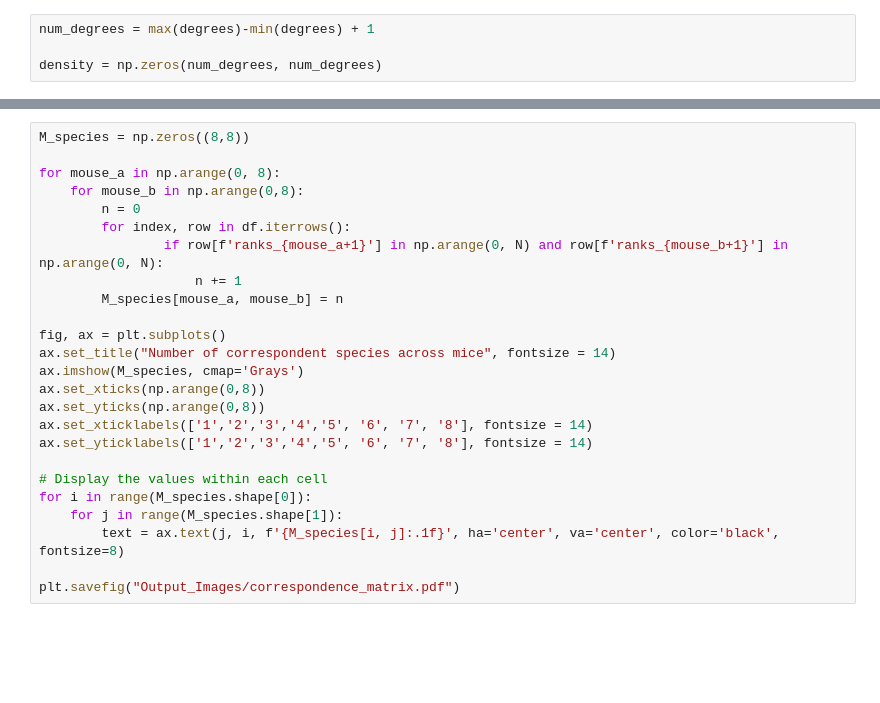
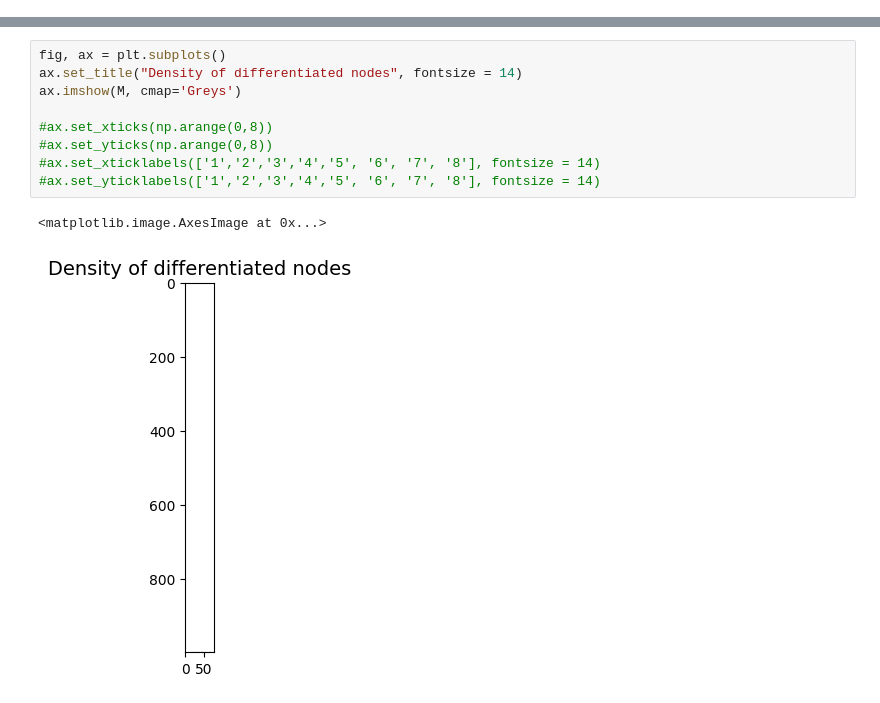
Before and after one commit to miriamzara/ComplexNet_project, a Jupyter notebook: project_18/code/laplacian_localization.ipynb, the cells around one changed output, grey strips where cells are left out. Drawn from its saved outputs; the diff is of its cells as text; blank space fills up the shorter version.

```diff
--- a/project_18/code/laplacian_localization.ipynb
+++ b/project_18/code/laplacian_localization.ipynb
@@ -117,4 +121,0 @@ plt.savefig(f"figures/eigenvectors_{num_nodes}.pdf")
-# %%
-num_degrees = max(degrees)-min(degrees) + 1
-
-density = np.zeros(num_degrees, num_degrees)
@@ -121,25 +196,12 @@ density = np.zeros(num_degrees, num_degrees)
 # %%
-M_species = np.zeros((8,8))
+fig, ax = plt.subplots()
+ax.set_title("Density of differentiated nodes", fontsize = 14)
+ax.imshow(M, cmap='Greys')
 
-for mouse_a in np.arange(0, 8):
-    for mouse_b in np.arange(0,8):
-        n = 0
-        for index, row in df.iterrows():
-                if row[f'ranks_{mouse_a+1}'] in np.arange(0, N) and row[f'ranks_{mouse_b+1}'] in np.arange(0, N):
-                    n += 1
-        M_species[mouse_a, mouse_b] = n
-
-fig, ax = plt.subplots()
-ax.set_title("Number of correspondent species across mice", fontsize = 14)
-ax.imshow(M_species, cmap='Grays')
-ax.set_xticks(np.arange(0,8))
-ax.set_yticks(np.arange(0,8))
-ax.set_xticklabels(['1','2','3','4','5', '6', '7', '8'], fontsize = 14)
-ax.set_yticklabels(['1','2','3','4','5', '6', '7', '8'], fontsize = 14)
-
-# Display the values within each cell
-for i in range(M_species.shape[0]):
-    for j in range(M_species.shape[1]):
-        text = ax.text(j, i, f'{M_species[i, j]:.1f}', ha='center', va='center', color='black', fontsize=8)
-
-plt.savefig("Output_Images/correspondence_matrix.pdf")
+#ax.set_xticks(np.arange(0,8))
+#ax.set_yticks(np.arange(0,8))
+#ax.set_xticklabels(['1','2','3','4','5', '6', '7', '8'], fontsize = 14)
+#ax.set_yticklabels(['1','2','3','4','5', '6', '7', '8'], fontsize = 14)
+# %% [output]
+<matplotlib.image.AxesImage at 0x...>
+[figure, added]
```
Also changed, not shown: parts of 8 cells of this notebook, 8 other files.
